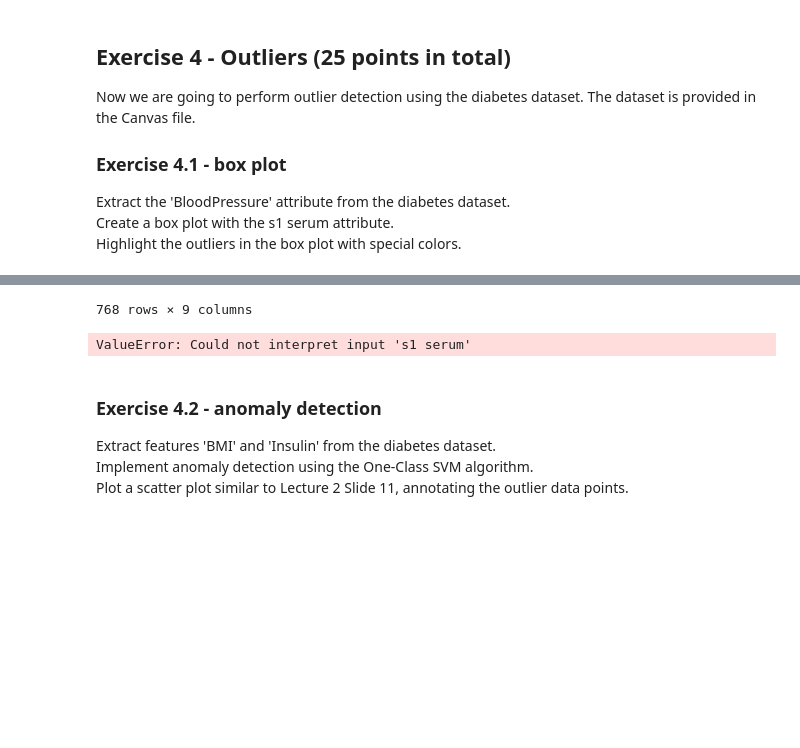
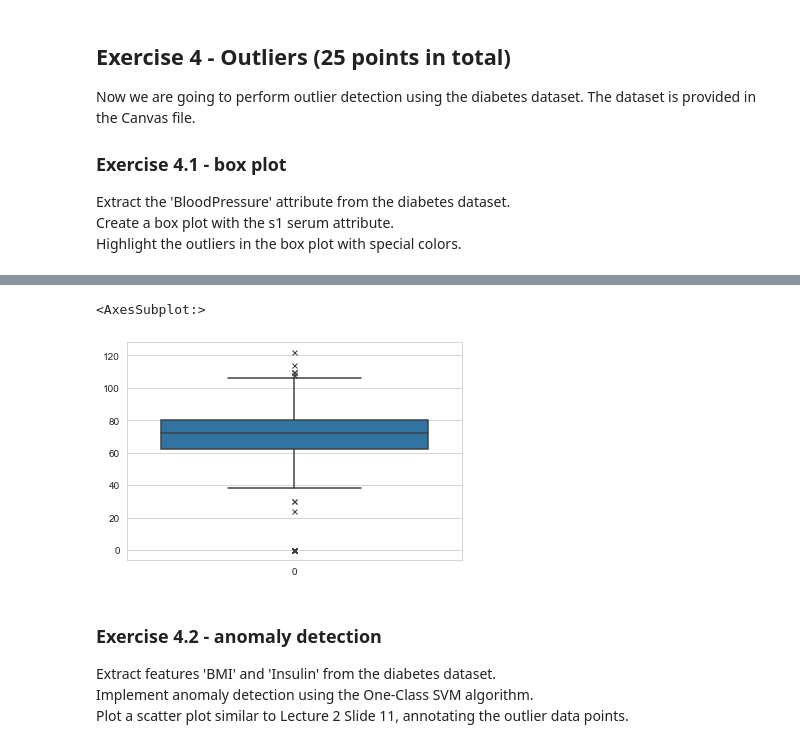
Before and after one commit to ben983593140/171-hw1, a Jupyter notebook: HW1.ipynb, the cells around one changed output, grey strips where cells are left out. Saved outputs shown, nothing was run; the diff lists cells and outputs as text; code cells hidden in the pictures; blank space fills up the shorter version.

```diff
--- a/HW1.ipynb
+++ b/HW1.ipynb
@@ -210,7 +208,6 @@ Highlight the outliers in the box plot with special colors.
 # %%
 diabetes = pd.read_csv("diabetes.csv")
 bp = diabetes["BloodPressure"]
-display(diabetes)
 
-sns.boxplot(x = "s1 serum", y = "BloopPressure", data = bp)
+sns.boxplot(data = bp, flierprops = {"marker":"x"})
 # %% [output]
@@ -229,5 +214,5 @@ sns.boxplot(x = "s1 serum", y = "BloopPressure", data = bp)
-768 rows × 9 columns
+<AxesSubplot:>
-ValueError: Could not interpret input 's1 serum'
+[figure, added]
 # %% [markdown]
 ### Exercise 4.2 - anomaly detection
 Extract features 'BMI' and 'Insulin' from the diabetes dataset.<br >
```
Also changed, not shown: parts of 3 cells of this notebook.
